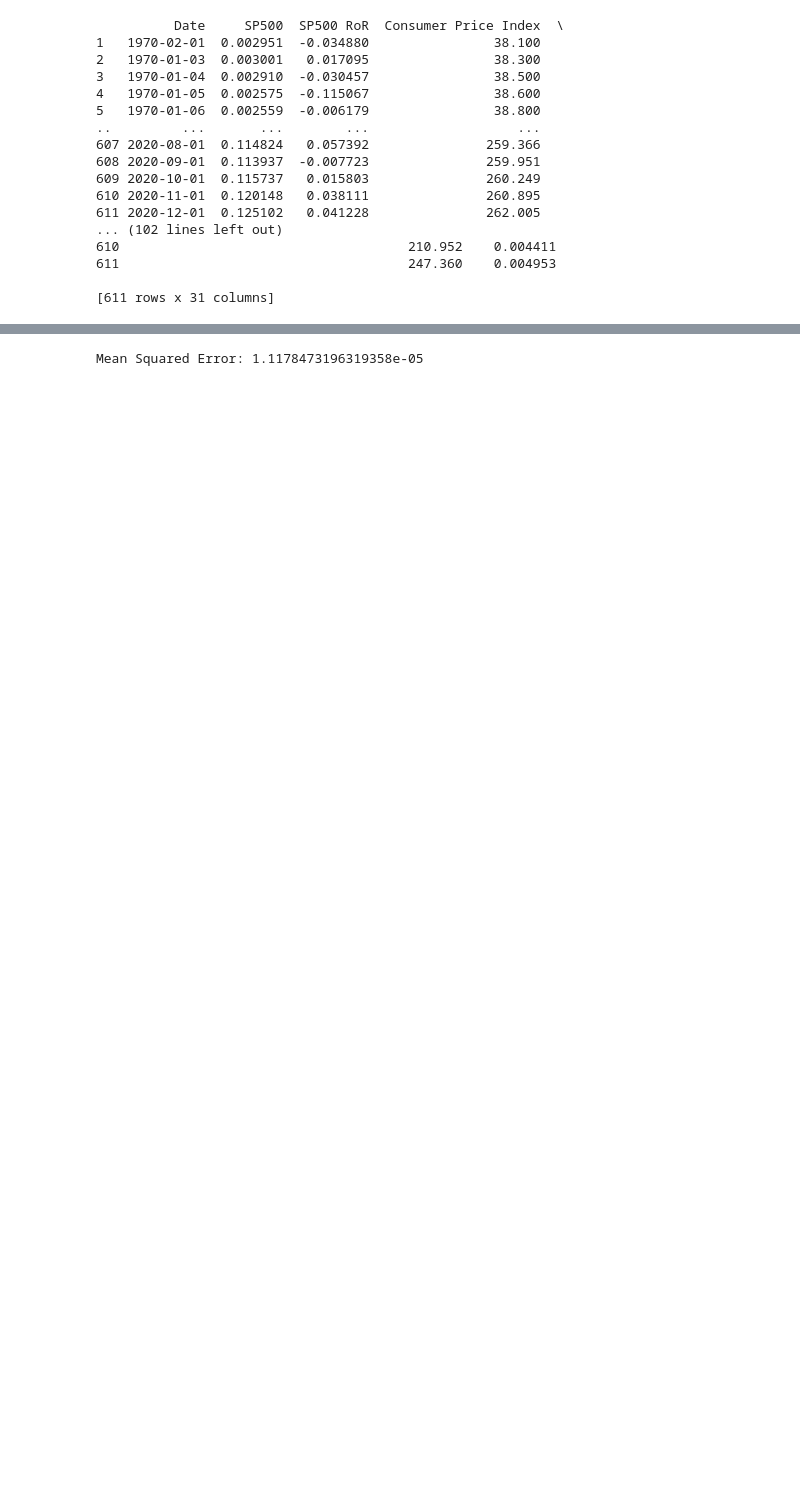
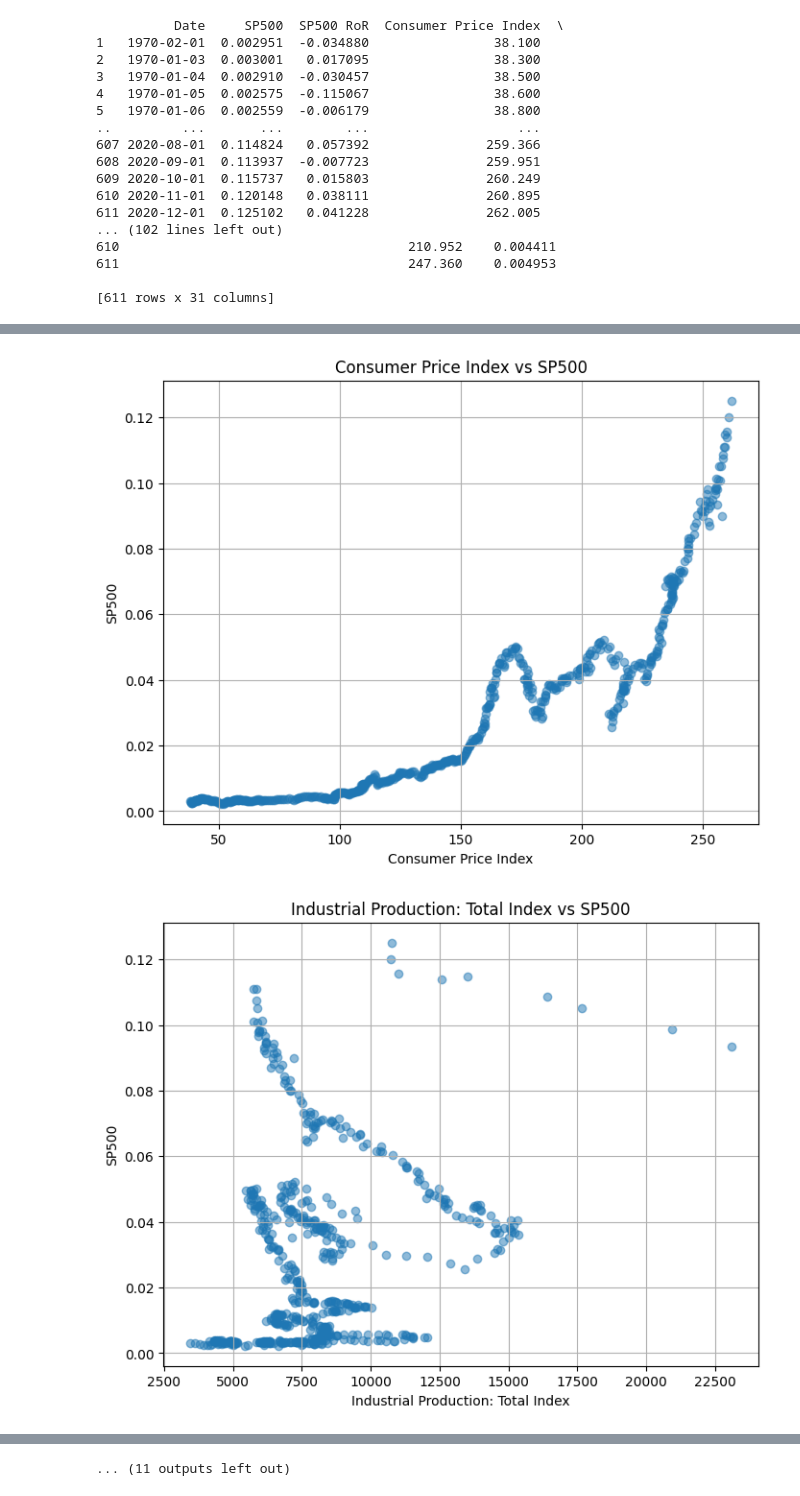
Before and after one commit to PiotrUchman97/Interest-Rates-SP500-RR-Project, a Jupyter notebook: RR_project_Ml.ipynb, the cells around one changed output, grey strips where cells are left out. Cells and saved outputs as stored; diff of their text form; code cells hidden in the pictures; blank space fills up the shorter version.

```diff
--- a/RR_project_Ml.ipynb
+++ b/RR_project_Ml.ipynb
@@ -450,39 +384,40 @@ print(Data_standarized)
 # %%
-# Define the features and target
-features = [
-    'Consumer Price Index', 'Industrial Production: Total Index', 'Unemployment Rate',
-    'Unemployment Level (thousands of Persons)', 'Employment Level', 'All Employees, Total Nonfarm',
-    'Labor Force Participation Rate', 'Population', 'Housing Units Started', 'Housing Units Permit',
-    'Average Rate on 6-Month Negotiable Certificates of Deposit (Secondary Market)',
-    '3-Month Treasury Bill ', 'Commercial and Industrial Loans', 'Bank Prime Loan Rate ',
-    'Bank Credit, All Commercial Banks', 'Real M1 Money Stock', 'M2',
+# List of features to plot against SP500
+features_to_plot = [
+    'Consumer Price Index',
+    'Industrial Production: Total Index',
+    'Unemployment Rate',
+    'Unemployment Level (thousands of Persons)',
+    'Employment Level',
+    'All Employees, Total Nonfarm',
+    'Population',
+    'Housing Units Permit',
+    '3-Month Treasury Bill ',
+    'Commercial and Industrial Loans',
+    'Bank Prime Loan Rate ',
+    'Bank Credit, All Commercial Banks',
+    'Real M1 Money Stock',
+    'M2',
     'Market Yield on U.S. Treasury Securities at 10-Year Constant Maturity',
-    'Federal Funds Effective Rate', 'Currency in Circulation', ' Personal Saving Rate',
-    'Personal Consumption Expenditures', 'Real Disposable Personal Income', 'Personal Saving',
-    'Demand Deposits', 'Spot Crude Oil Price: West Texas Intermediate (WTI)',
+    'Federal Funds Effective Rate',
+    'Currency in Circulation',
+    'Personal Consumption Expenditures',
+    'Real Disposable Personal Income',
+    'Personal Saving',
+    'Demand Deposits',
+    'Spot Crude Oil Price: West Texas Intermediate (WTI)',
     'Motor Vehicle Retail Sales: Domestic Autos'
 ]
 
-target = 'SP500'
-
-# Remove any rows with missing values
-dataset_cleaned = Data_to_Standarize.dropna(subset=features + [target])
-
-# Define the feature matrix (X) and the target vector (y)
-X = dataset_cleaned[features]
-y = dataset_cleaned[target]
-
-# Split the data into training and testing sets
-X_train, X_test, y_train, y_test = train_test_split(X, y, test_size=0.2, random_state=42)
-
-# Train the linear regression model
-model = LinearRegression()
-model.fit(X_train, y_train)
-
-# Make predictions on the testing set
-y_pred = model.predict(X_test)
-
-# Evaluate the model
-mse = mean_squared_error(y_test, y_pred)
-print("Mean Squared Error:", mse)
+# Plot each feature against SP500
+for feature in features_to_plot:
+    plt.figure(figsize=(8, 6))
+    plt.scatter(dataset[feature], dataset['SP500'], alpha=0.5)
+    plt.title(f'{feature} vs SP500')
+    plt.xlabel(feature)
+    plt.ylabel('SP500')
+    plt.grid(True)
+    plt.show()
 # %% [output]
+[figure, added]
+[figure, added]
@@ -489 +434 @@ print("Mean Squared Error:", mse)
-Mean Squared Error: 1.1178473196319358e-05
+... (11 outputs left out)
```
Also changed, not shown: parts of 13 cells of this notebook.
